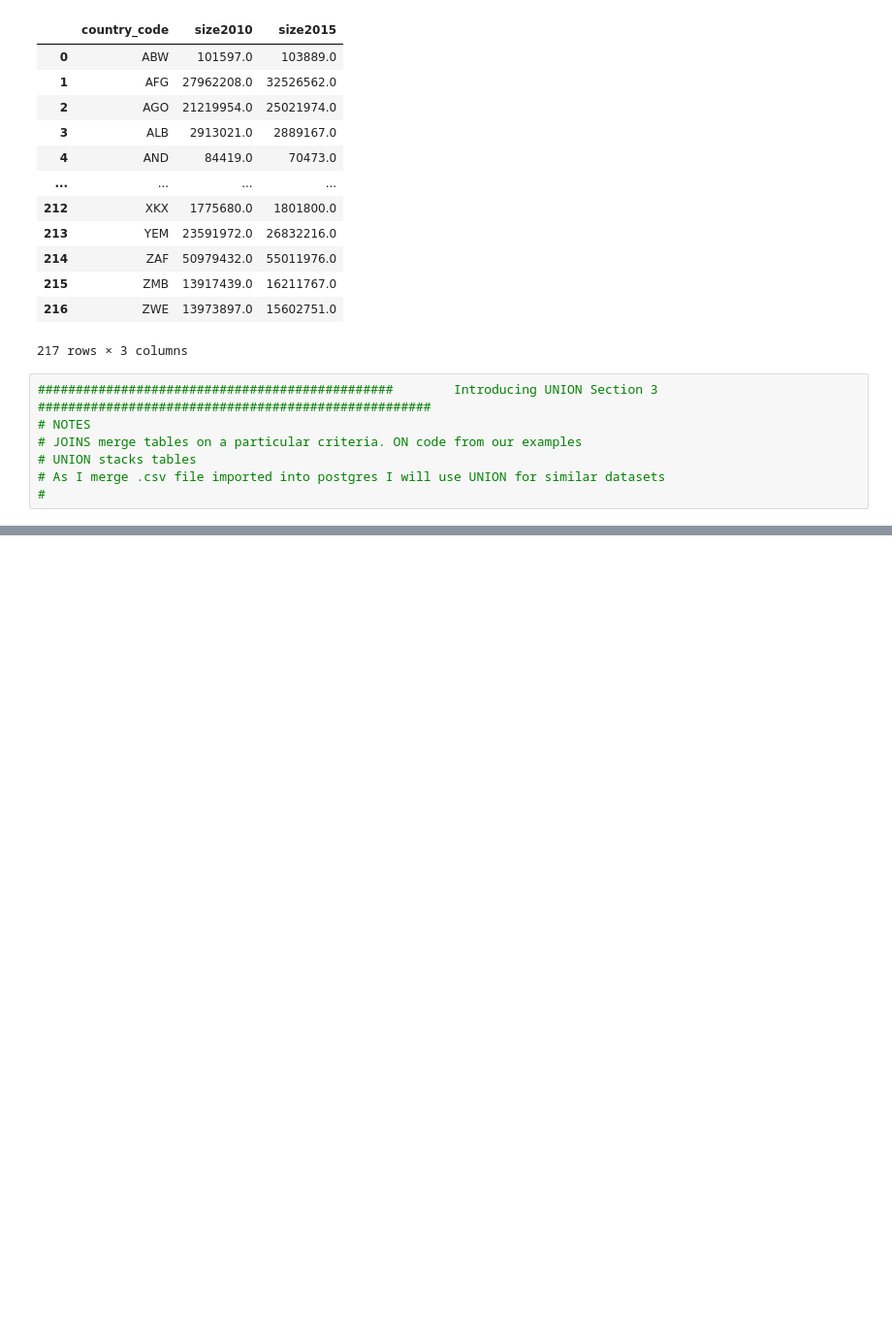
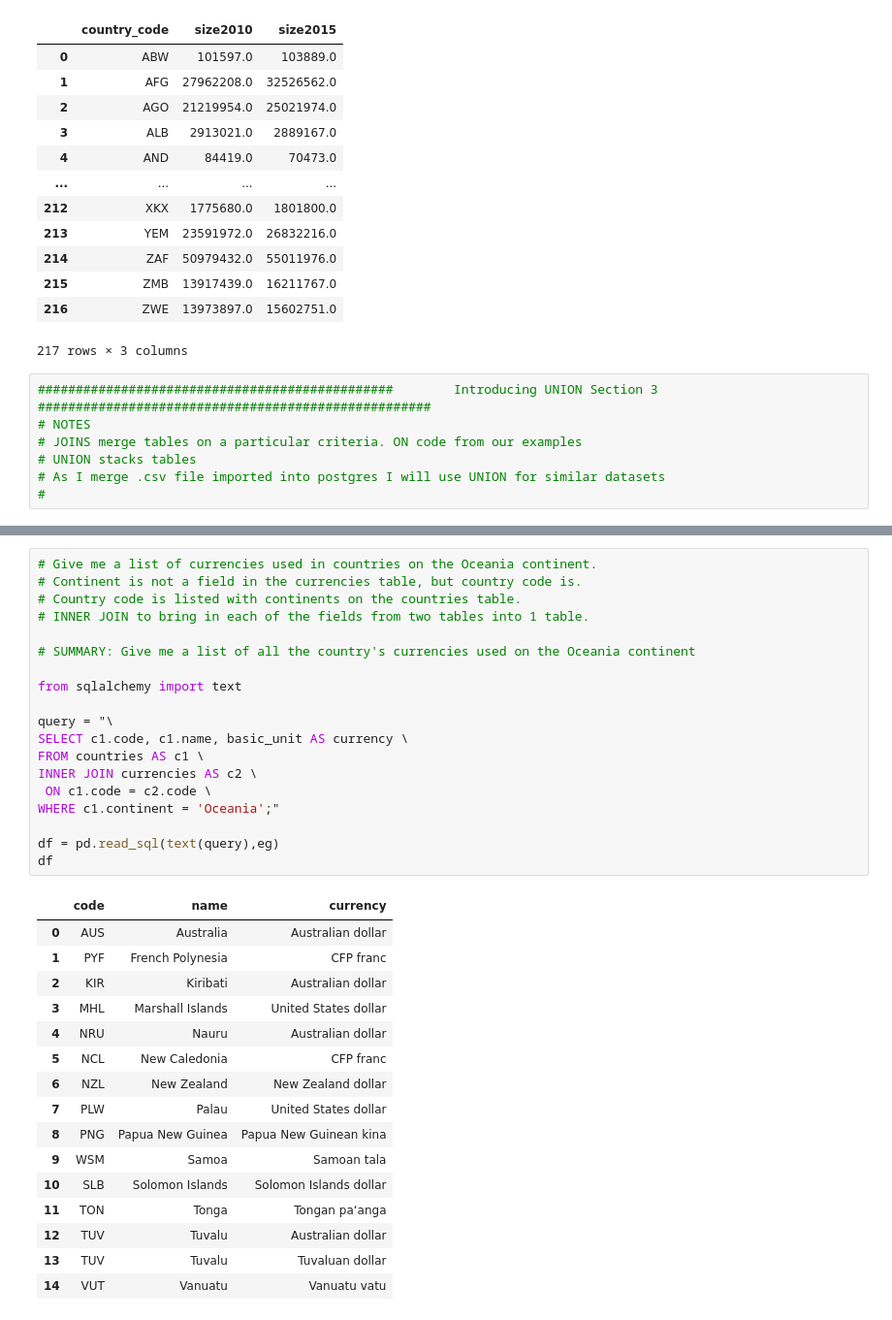
Before and after one commit to RheoTechnicalX/SQL_Training, a Jupyter notebook: 3joiningdata1.ipynb, the cells around one changed output, grey strips where cells are left out. Shown: that part at 97% size. Saved outputs shown, nothing was run; the diff lists cells and outputs as text; blank space fills up the shorter version.

```diff
--- a/3joiningdata1.ipynb
+++ b/3joiningdata1.ipynb
@@ -199,0 +312,36 @@ df
+# %%
+# Give me a list of currencies used in countries on the Oceania continent.
+# Continent is not a field in the currencies table, but country code is.
+# Country code is listed with continents on the countries table.
+# INNER JOIN to bring in each of the fields from two tables into 1 table.
+
+# SUMMARY: Give me a list of all the country's currencies used on the Oceania continent
+
+from sqlalchemy import text
+
+query = "\
+SELECT c1.code, c1.name, basic_unit AS currency \
+FROM countries AS c1 \
+INNER JOIN currencies AS c2 \
+ ON c1.code = c2.code \
+WHERE c1.continent = 'Oceania';"
+
+df = pd.read_sql(text(query),eg)
+df
+# %% [output]
+|  | code | name | currency |
+| 0 | AUS | Australia | Australian dollar |
+| 1 | PYF | French Polynesia | CFP franc |
+| 2 | KIR | Kiribati | Australian dollar |
+| 3 | MHL | Marshall Islands | United States dollar |
+| 4 | NRU | Nauru | Australian dollar |
+| 5 | NCL | New Caledonia | CFP franc |
+| 6 | NZL | New Zealand | New Zealand dollar |
+| 7 | PLW | Palau | United States dollar |
+| 8 | PNG | Papua New Guinea | Papua New Guinean kina |
+| 9 | WSM | Samoa | Samoan tala |
+| 10 | SLB | Solomon Islands | Solomon Islands dollar |
+| 11 | TON | Tonga | Tongan paʻanga |
+| 12 | TUV | Tuvalu | Australian dollar |
+| 13 | TUV | Tuvalu | Tuvaluan dollar |
+| 14 | VUT | Vanuatu | Vanuatu vatu |
```
Also changed, not shown: parts of 28 cells of this notebook.
